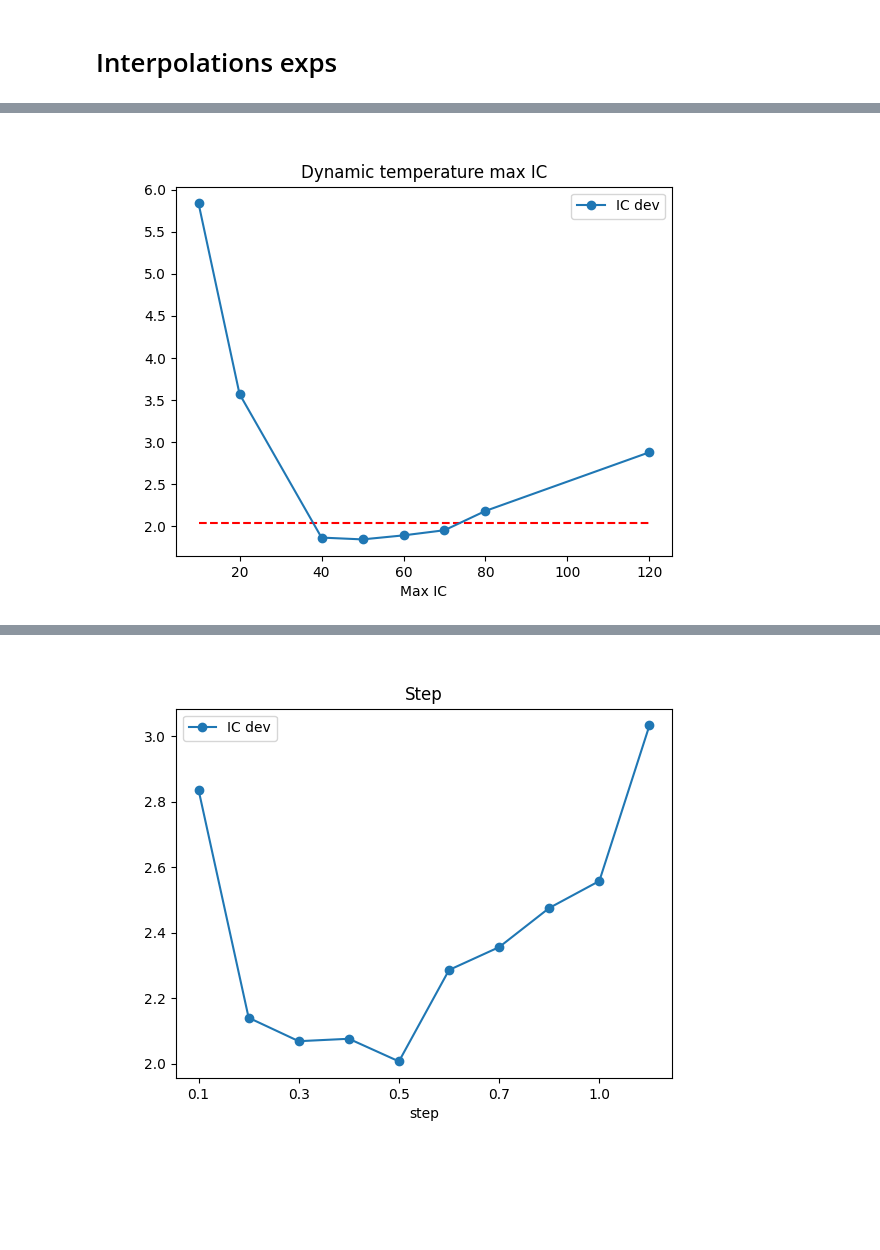
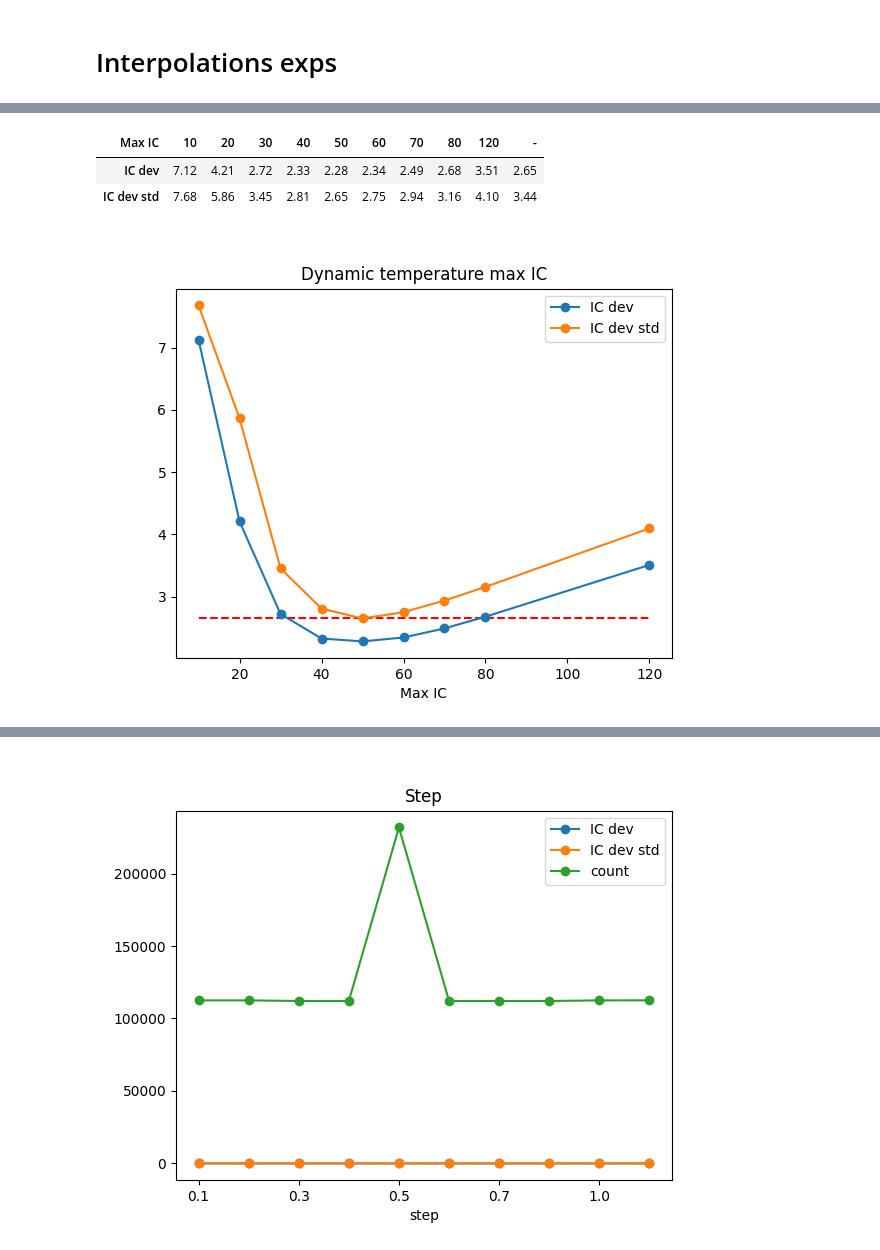
Before and after one commit to muthissar/PIA.No3, a Jupyter notebook: results.ipynb, the cells around one changed output, grey strips where cells are left out. Cells and saved outputs as stored; diff of their text form; code cells hidden in the pictures; blank space fills up the shorter version.

```diff
--- a/results.ipynb
+++ b/results.ipynb
@@ -173,7 +173,7 @@ array([[<AxesSubplot:title={'center':'time'}>]], dtype=object)
 # Interpolations exps
 # %%
 merged = ex.merge(int_df, left_index=True, right_on="ids",how='outer')
-res_int = merged[merged['params'] != 'ref'].groupby(['exps', 'params']).agg({'ic_dev': ['mean', ('abs_mean', lambda x: x.abs().mean()), 'std', 'count']})
+res_int = merged[merged['params'] != 'ref'].groupby(['exps', 'params']).agg({'ic_dev': ['mean', ('abs_mean', lambda x: x.abs().mean()), ('abs_std', lambda x: x.abs().std()), 'count']})
 # %%
 # NOTE: find the minimum index of
 abs_min = res_int.loc[:, [('ic_dev', 'abs_mean')]]
@@ -225,8 +226,8 @@ filtered_copy.index = filtered_copy.index.map(lambda x: json.loads(x[1])['dynami
 filtered_copy.index = filtered_copy.index.map(lambda x: int(x) if x.is_integer() else x)
 filtered_copy.index.name = 'Max IC'
 filtered_copy = filtered_copy.sort_index()
-filtered_copy = filtered_copy.loc[:, [('ic_dev', 'abs_mean')]]
-filtered_copy.columns = ['IC dev']
+filtered_copy = filtered_copy.loc[:, [('ic_dev', 'abs_mean'), ('ic_dev', 'abs_std')]]
+filtered_copy.columns = ['IC dev', 'IC dev std']
 fig, ax = plt.subplots()
 filtered_copy.plot(title="Dynamic temperature max IC", style="-o", ax=ax)
 ax.hlines(filtered_copy[filtered_copy.index.isna()].values[0,0], filtered_copy.index.min(), filtered_copy.index.max(), 'r', '--')
@@ -240,8 +241,12 @@ styler = filtered_copy.style.format(decimal='.', thousands=',', precision=2)
 # styler.index.format(lambda x: str(int(x)) if x.is_integer() else "-")
 # styler = styler.hide(axis=1)
 styler.to_latex('out/tables/eval_temp.tex')
+styler
 # %% [output]
+| Max IC | 10 | 20 | 30 | 40 | 50 | 60 | 70 | 80 | 120 | - |
+| IC dev | 7.12 | 4.21 | 2.72 | 2.33 | 2.28 | 2.34 | 2.49 | 2.68 | 3.51 | 2.65 |
+| IC dev std | 7.68 | 5.86 | 3.45 | 2.81 | 2.65 | 2.75 | 2.94 | 3.16 | 4.10 | 3.44 |
-[figure, old version]
+[figure, new version]
 # %%
 filtered = filter_pd(res_int, filter_steps)
 filtered_copy = filtered.copy()
@@ -249,8 +254,8 @@ filtered_copy.index = filtered_copy.index.map(lambda x: json.loads(x[0])['time_p
 filtered_copy.index = filtered_copy.index.map(lambda x: f"{x:.1f}")
 filtered_copy.index.name = 'step'
 filtered_copy = filtered_copy.sort_index()
-filtered_copy = filtered_copy.loc[:, [('ic_dev', 'abs_mean')]]
-filtered_copy.columns = ['IC dev']
+filtered_copy = filtered_copy.loc[:, [('ic_dev', 'abs_mean'), ('ic_dev', 'abs_std'), ('ic_dev', 'count')]]
+filtered_copy.columns = ['IC dev', 'IC dev std', 'count']
 fig, ax = plt.subplots()
 filtered_copy.plot(title="Step", style="-o", ax=ax)
 # ax.hlines(filtered_copy[filtered_copy.index.isna()].values[0,0], filtered_copy.index.min(), filtered_copy.index.max(), 'r', '--')
@@ -270 +277 @@ styler
-[figure, old version]
+[figure, new version]
```
Also changed, not shown: parts of 19 cells of this notebook, 6 other files.
